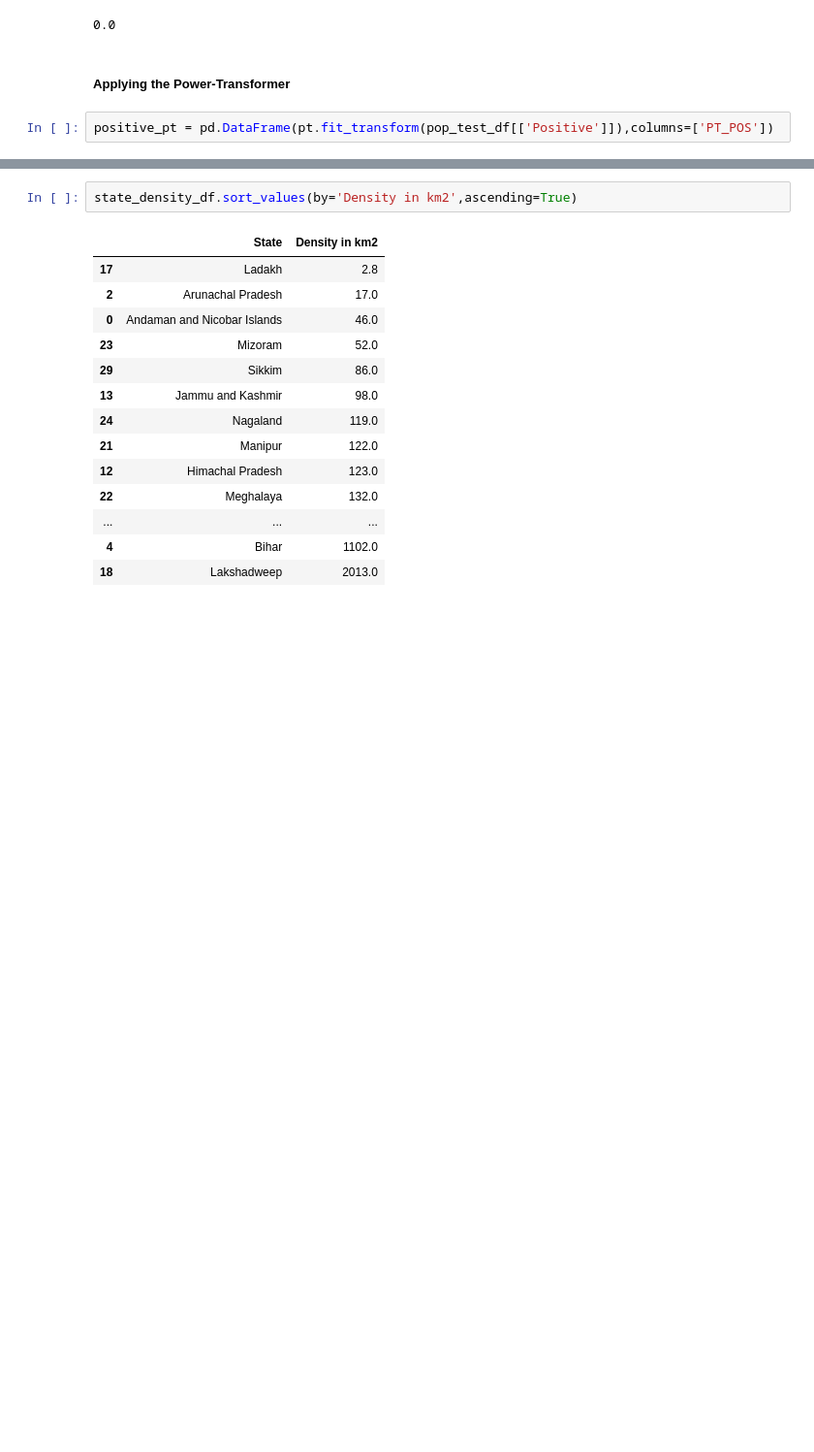
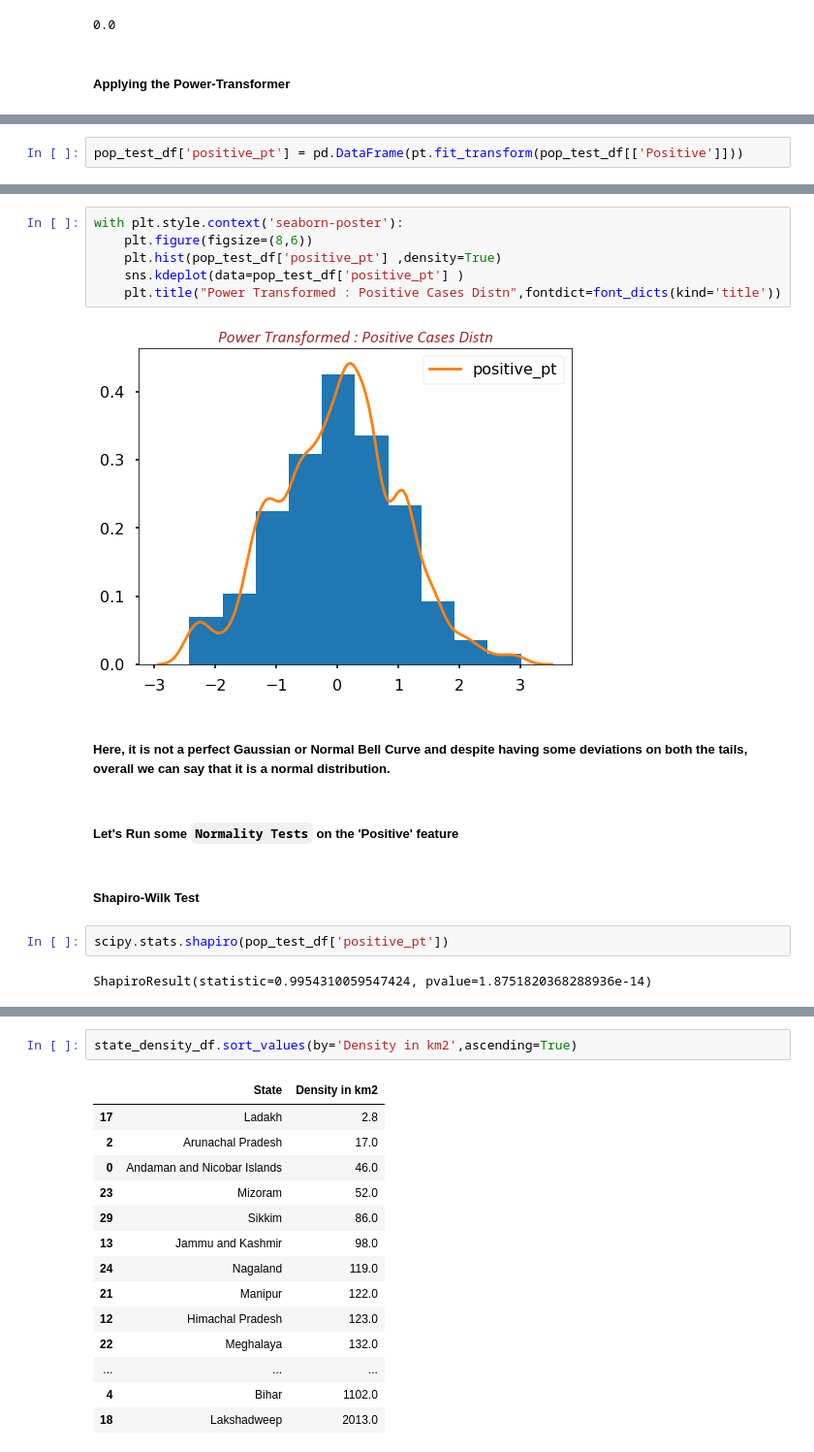
Before and after one commit to raj-shr-git/AAIC_Practice, a Jupyter notebook: VIDEO_PRACTICE/MODULE-1/ANOVA_Test.ipynb, the cells around one changed output, grey strips where cells are left out. Shown at 97% size. Drawn from its saved outputs; the diff is of its cells as text; blank space fills up the shorter version.

```diff
--- a/VIDEO_PRACTICE/MODULE-1/ANOVA_Test.ipynb
+++ b/VIDEO_PRACTICE/MODULE-1/ANOVA_Test.ipynb
@@ -381,5 +381,3 @@ np.nanmin(pop_test_df['Positive'])
 0.0
 # %% [markdown]
 ##### **Applying the Power-Transformer**
-# %%
-positive_pt = pd.DataFrame(pt.fit_transform(pop_test_df[['Positive']]),columns=['PT_POS'])
@@ -433,0 +384,2 @@ grps_pos_cases.describe()
+# %%
+pop_test_df['positive_pt'] = pd.DataFrame(pt.fit_transform(pop_test_df[['Positive']]))
@@ -433,0 +401,18 @@ grps_pos_cases.describe()
+# %%
+with plt.style.context('seaborn-poster'):
+    plt.figure(figsize=(8,6))
+    plt.hist(pop_test_df['positive_pt'] ,density=True)
+    sns.kdeplot(data=pop_test_df['positive_pt'] )
+    plt.title("Power Transformed : Positive Cases Distn",fontdict=font_dicts(kind='title'))
+# %% [output]
+[figure, added]
+# %% [markdown]
+##### **Here, it is not a perfect Gaussian or Normal Bell Curve and despite having some deviations on both the tails, overall we can say that it is a normal distribution.**
+# %% [markdown]
+##### **Let's Run some ``Normality Tests`` on the 'Positive' feature**
+# %% [markdown]
+##### **Shapiro-Wilk Test**
+# %%
+scipy.stats.shapiro(pop_test_df['positive_pt'])
+# %% [output]
+ShapiroResult(statistic=0.9954310059547424, pvalue=1.8751820368288936e-14)
```
Also changed, not shown: parts of 65 cells of this notebook.
